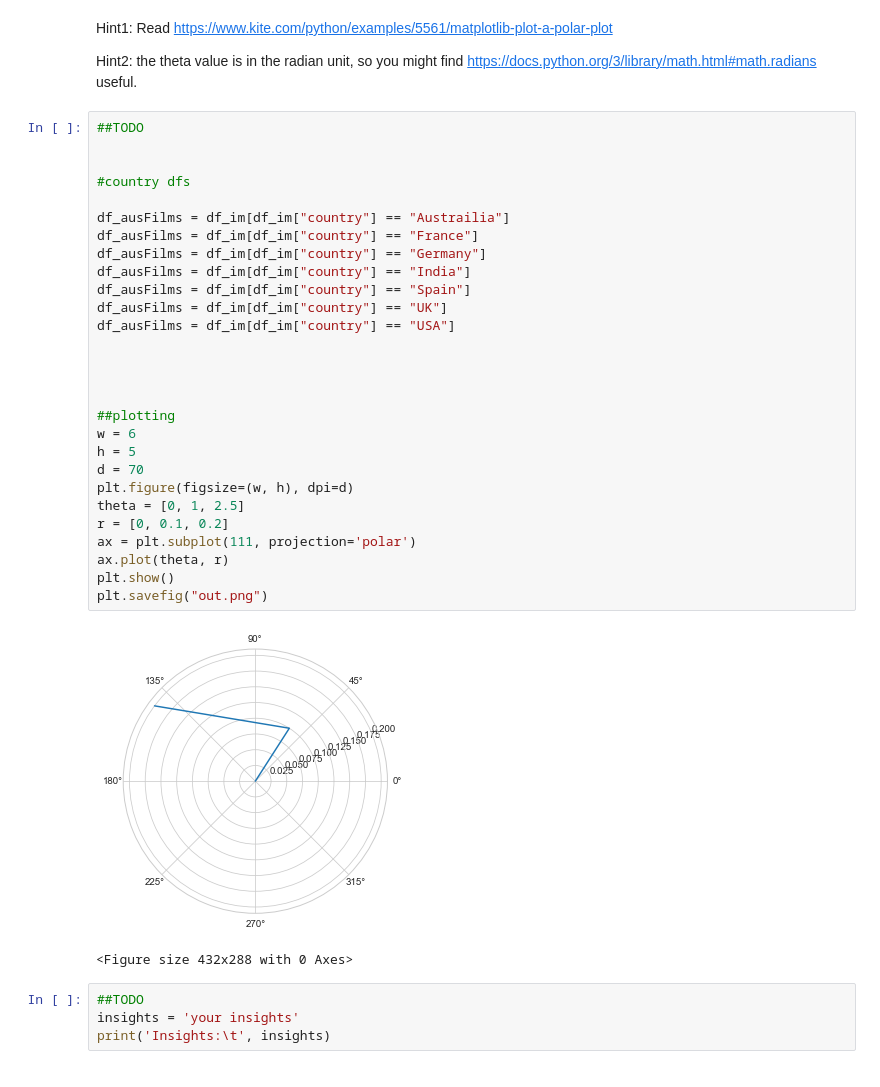
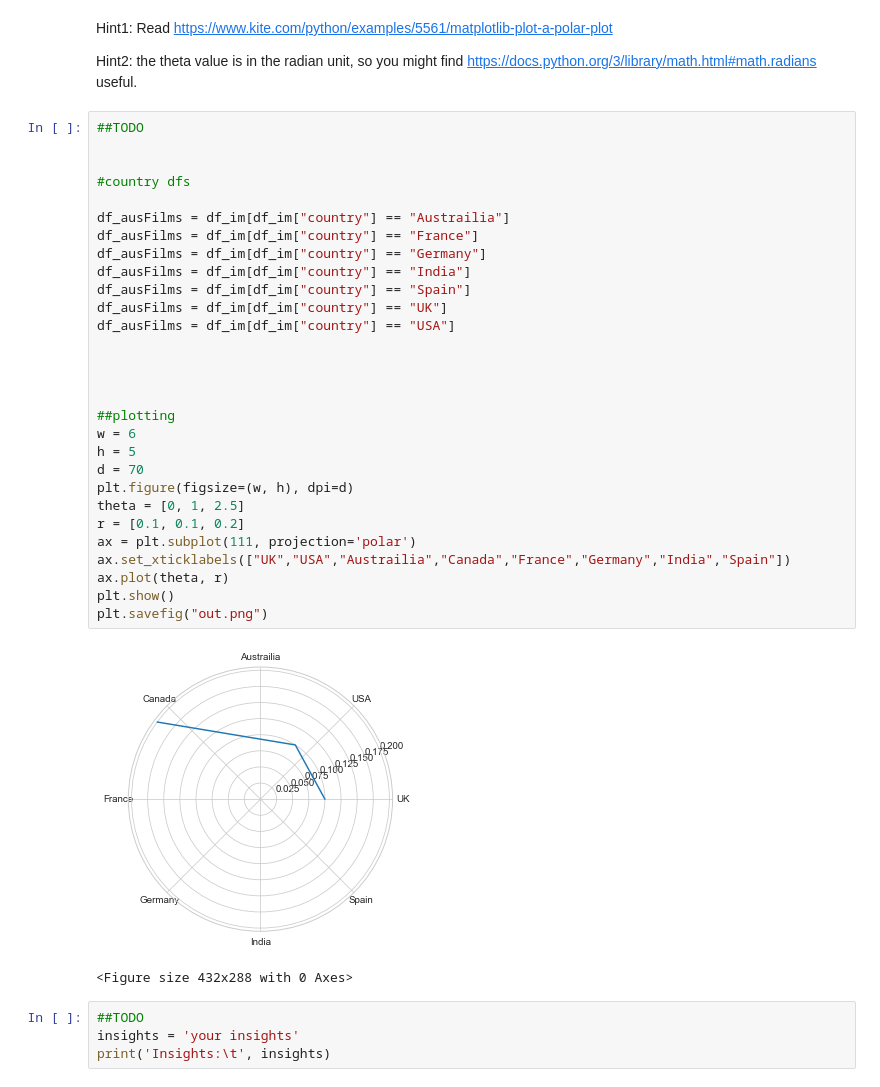
Before and after one commit to carlit-os/datasci_hw2_plots, a Jupyter notebook: HW2.ipynb, the cells around one changed output. Drawn from its saved outputs; the diff is of its cells as text.

Commit message:
Added Star Plot labels

```diff
--- a/HW2.ipynb
+++ b/HW2.ipynb
@@ -165,33 +165,34 @@ Hint2: the theta value is in the radian unit, so you might find https://docs.pyt
 # %%
 ##TODO
 
 
 #country dfs
 
 df_ausFilms = df_im[df_im["country"] == "Austrailia"]
 df_ausFilms = df_im[df_im["country"] == "France"]
 df_ausFilms = df_im[df_im["country"] == "Germany"]
 df_ausFilms = df_im[df_im["country"] == "India"]
 df_ausFilms = df_im[df_im["country"] == "Spain"]
 df_ausFilms = df_im[df_im["country"] == "UK"]
 df_ausFilms = df_im[df_im["country"] == "USA"]
 
 
 
 
 ##plotting
 w = 6
 h = 5
 d = 70
 plt.figure(figsize=(w, h), dpi=d)
 theta = [0, 1, 2.5]
-r = [0, 0.1, 0.2]
+r = [0.1, 0.1, 0.2]
 ax = plt.subplot(111, projection='polar')
+ax.set_xticklabels(["UK","USA","Austrailia","Canada","France","Germany","India","Spain"])
 ax.plot(theta, r)
 plt.show()
 plt.savefig("out.png")
 # %% [output]
-[figure, old version]
+[figure, new version]
 <Figure size 432x288 with 0 Axes>
 # %%
 ##TODO
```
